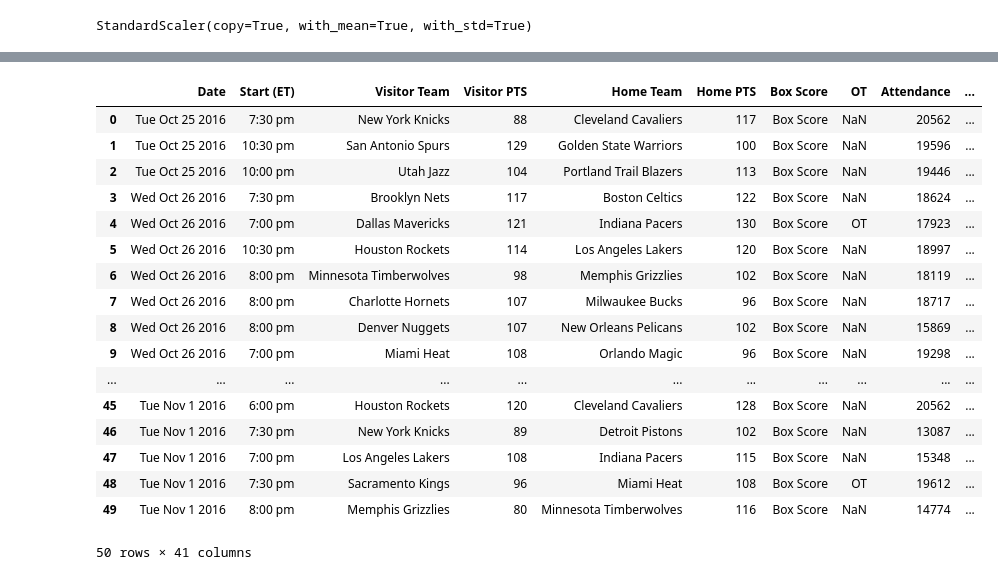
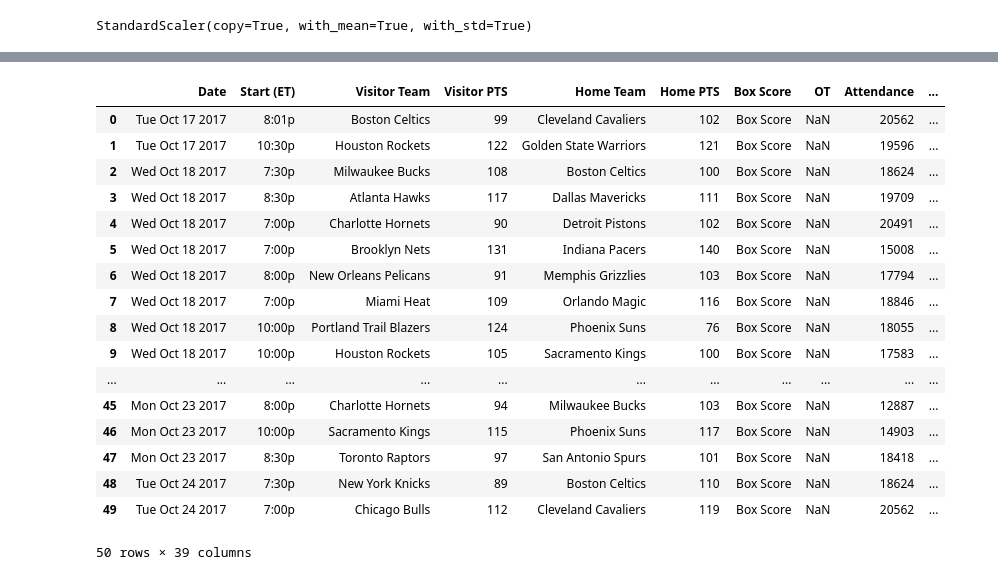
Before and after one commit to filipl41/ML_Predicting-NBA-Game-Outcomes-, a Jupyter notebook: NbaGamesPrediction.ipynb, the cells around one changed output, grey strips where cells are left out. Drawn from its saved outputs; the diff is of its cells as text; code cells hidden in the pictures.

```diff
--- a/NbaGamesPrediction.ipynb
+++ b/NbaGamesPrediction.ipynb
@@ -251,8 +251,8 @@ def addRankAttribure(data, rankData):
     for ind, row in data.iterrows():
         homeTeam = row['Home Team']
         visitorTeam = row['Visitor Team']
-        data.set_value(ind, 'Home Team Rank Last Season', rankData.loc[homeTeam]['Rk'])
-        data.set_value(ind, 'Visitor Team Rank Last Season', rankData.loc[visitorTeam]['Rk'])
+        data.at[ind, 'Home Team Rank Last Season'] = rankData.loc[homeTeam]['Rk']
+        data.at[ind, 'Visitor Team Rank Last Season'] = rankData.loc[visitorTeam]['Rk']
 
     return data
 # %%
@@ -613 +527,26 @@ def addAdvanceStatsAttr(dataset, dataStats):
+# %%
+def addAdvanceStats(data, rankData):
+    data['Home Team MOV'] = 0
+    data['Home Team ORtg'] = 0
+    data['Home Team DRtg'] = 0
+    data['Home Team NRtg'] = 0
+
+    data['Visitor Team MOV'] = 0
+    data['Visitor Team ORtg'] = 0
+    data['Visitor Team DRtg'] = 0
+    data['Visitor Team NRtg'] = 0
+
+    for ind, row in data.iterrows():
+        homeTeam = row['Home Team']
+        visitorTeam = row['Visitor Team']
+        data.at[ind, 'Home Team MOV'] = rankData.loc[homeTeam]['MOV']
+        data.at[ind, 'Visitor Team MOV'] = rankData.loc[visitorTeam]['MOV']
+        data.at[ind, 'Home Team ORtg'] = rankData.loc[homeTeam]['ORtg']
+        data.at[ind, 'Visitor Team ORtg'] = rankData.loc[visitorTeam]['ORtg']
+        data.at[ind, 'Home Team DRtg'] = rankData.loc[homeTeam]['DRtg']
+        data.at[ind, 'Visitor Team DRtg'] = rankData.loc[visitorTeam]['DRtg']
+        data.at[ind, 'Home Team NRtg'] = rankData.loc[homeTeam]['NRtg']
+        data.at[ind, 'Visitor Team NRtg'] = rankData.loc[visitorTeam]['NRtg']
+
+    return data
 # %%
@@ -812,43 +729,43 @@ score
 # %%
 #kreiramo test skup
-testData = pd.read_csv('./data/NBA Regular Season Results 2016-2017.csv')
+testData = pd.read_csv('./data/NBA Regular Season Results 2017-2018.csv')
 testData = changeColumns(testData)
 testData = changeTeamName(testData)
 testData['Home Win'] = testData['Home PTS'] > testData['Visitor PTS']
 testData = addWinningStreak(testData)
-testStandings = pd.read_csv('./data/2015-2016 Regular Season Standings.csv')
+testStandings = pd.read_csv('./data/2016-2017 Regular Season Standings.csv')
 testStandings = changeTeamName(testStandings, False)
 testStandings = testStandings.set_index('Team')
+testStats = pd.read_csv('./data/2016-2017 Team Stats.csv')
+testStats = changeTeamName(testStats, False)
+testStats = testStats.set_index('Team')
 testData = addRankAttribure(testData, testStandings)
 testData = addWinLosAttribute(testData)
 testData = addPointsAttr(testData)
 testData = addHomeWinRateAttr(testData)
 testData = lastEightGamesForm(testData)
-testStats =  pd.read_csv('./data/Team Per Game Stats 2016-2017.csv')
-testStats = deleteStar(testStats)
-testStats = changeTeamName(testStats, False)
-testStats = testStats.set_index('Team')
-testData = addAdvanceStatsAttr(testData, testStats)
+testData = addAdvanceStats(testData, testStats)
+
 testData[: 50]
 # %% [output]
 |  | Date | Start (ET) | Visitor Team | Visitor PTS | Home Team | Home PTS | Box Score | OT | Attendance | ... |
-| 0 | Tue Oct 25 2016 | 7:30 pm | New York Knicks | 88 | Cleveland Cavaliers | 117 | Box Score | NaN | 20562 | ... |
-| 1 | Tue Oct 25 2016 | 10:30 pm | San Antonio Spurs | 129 | Golden State Warriors | 100 | Box Score | NaN | 19596 | ... |
-| 2 | Tue Oct 25 2016 | 10:00 pm | Utah Jazz | 104 | Portland Trail Blazers | 113 | Box Score | NaN | 19446 | ... |
-| 3 | Wed Oct 26 2016 | 7:30 pm | Brooklyn Nets | 117 | Boston Celtics | 122 | Box Score | NaN | 18624 | ... |
-| 4 | Wed Oct 26 2016 | 7:00 pm | Dallas Mavericks | 121 | Indiana Pacers | 130 | Box Score | OT | 17923 | ... |
-| 5 | Wed Oct 26 2016 | 10:30 pm | Houston Rockets | 114 | Los Angeles Lakers | 120 | Box Score | NaN | 18997 | ... |
-| 6 | Wed Oct 26 2016 | 8:00 pm | Minnesota Timberwolves | 98 | Memphis Grizzlies | 102 | Box Score | NaN | 18119 | ... |
-| 7 | Wed Oct 26 2016 | 8:00 pm | Charlotte Hornets | 107 | Milwaukee Bucks | 96 | Box Score | NaN | 18717 | ... |
-| 8 | Wed Oct 26 2016 | 8:00 pm | Denver Nuggets | 107 | New Orleans Pelicans | 102 | Box Score | NaN | 15869 | ... |
-| 9 | Wed Oct 26 2016 | 7:00 pm | Miami Heat | 108 | Orlando Magic | 96 | Box Score | NaN | 19298 | ... |
+| 0 | Tue Oct 17 2017 | 8:01p | Boston Celtics | 99 | Cleveland Cavaliers | 102 | Box Score | NaN | 20562 | ... |
+| 1 | Tue Oct 17 2017 | 10:30p | Houston Rockets | 122 | Golden State Warriors | 121 | Box Score | NaN | 19596 | ... |
+| 2 | Wed Oct 18 2017 | 7:30p | Milwaukee Bucks | 108 | Boston Celtics | 100 | Box Score | NaN | 18624 | ... |
+| 3 | Wed Oct 18 2017 | 8:30p | Atlanta Hawks | 117 | Dallas Mavericks | 111 | Box Score | NaN | 19709 | ... |
+| 4 | Wed Oct 18 2017 | 7:00p | Charlotte Hornets | 90 | Detroit Pistons | 102 | Box Score | NaN | 20491 | ... |
+| 5 | Wed Oct 18 2017 | 7:00p | Brooklyn Nets | 131 | Indiana Pacers | 140 | Box Score | NaN | 15008 | ... |
+| 6 | Wed Oct 18 2017 | 8:00p | New Orleans Pelicans | 91 | Memphis Grizzlies | 103 | Box Score | NaN | 17794 | ... |
+| 7 | Wed Oct 18 2017 | 7:00p | Miami Heat | 109 | Orlando Magic | 116 | Box Score | NaN | 18846 | ... |
+| 8 | Wed Oct 18 2017 | 10:00p | Portland Trail Blazers | 124 | Phoenix Suns | 76 | Box Score | NaN | 18055 | ... |
+| 9 | Wed Oct 18 2017 | 10:00p | Houston Rockets | 105 | Sacramento Kings | 100 | Box Score | NaN | 17583 | ... |
 | ... | ... | ... | ... | ... | ... | ... | ... | ... | ... | ... |
-| 45 | Tue Nov 1 2016 | 6:00 pm | Houston Rockets | 120 | Cleveland Cavaliers | 128 | Box Score | NaN | 20562 | ... |
-| 46 | Tue Nov 1 2016 | 7:30 pm | New York Knicks | 89 | Detroit Pistons | 102 | Box Score | NaN | 13087 | ... |
-| 47 | Tue Nov 1 2016 | 7:00 pm | Los Angeles Lakers | 108 | Indiana Pacers | 115 | Box Score | NaN | 15348 | ... |
-| 48 | Tue Nov 1 2016 | 7:30 pm | Sacramento Kings | 96 | Miami Heat | 108 | Box Score | OT | 19612 | ... |
-| 49 | Tue Nov 1 2016 | 8:00 pm | Memphis Grizzlies | 80 | Minnesota Timberwolves | 116 | Box Score | NaN | 14774 | ... |
+| 45 | Mon Oct 23 2017 | 8:00p | Charlotte Hornets | 94 | Milwaukee Bucks | 103 | Box Score | NaN | 12887 | ... |
+| 46 | Mon Oct 23 2017 | 10:00p | Sacramento Kings | 115 | Phoenix Suns | 117 | Box Score | NaN | 14903 | ... |
+| 47 | Mon Oct 23 2017 | 8:30p | Toronto Raptors | 97 | San Antonio Spurs | 101 | Box Score | NaN | 18418 | ... |
+| 48 | Tue Oct 24 2017 | 7:30p | New York Knicks | 89 | Boston Celtics | 110 | Box Score | NaN | 18624 | ... |
+| 49 | Tue Oct 24 2017 | 7:00p | Chicago Bulls | 112 | Cleveland Cavaliers | 119 | Box Score | NaN | 20562 | ... |
-50 rows × 41 columns
+50 rows × 39 columns
 # %%
 testData = addLearningAtt(testData)
 testData = testData[['Visitor Winning Streak', 'Home Winning Streak', 'Visitor Team Rank Last Season',
```
Also changed, not shown: parts of 33 cells of this notebook.
